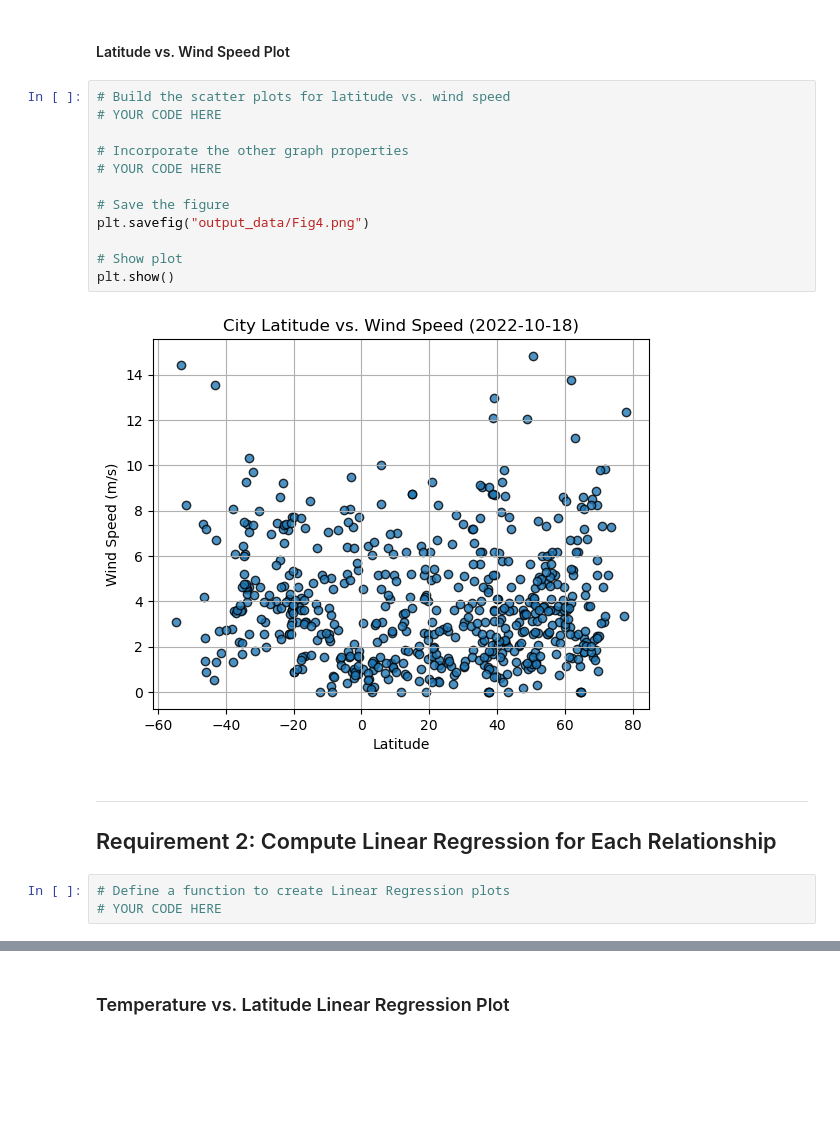
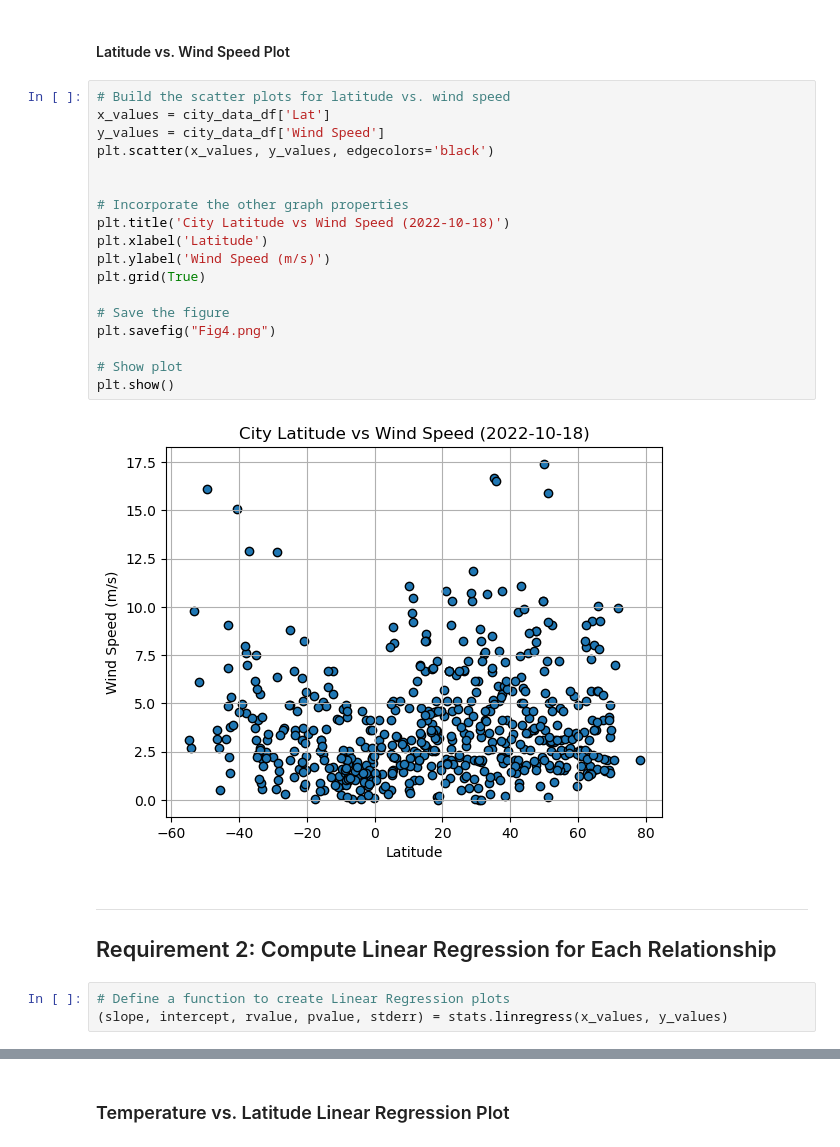
Before and after one commit to eaccooper5/python-api-challenge, a Jupyter notebook: WeatherPy/WeatherPy.ipynb, the cells around one changed output, grey strips where cells are left out. Drawn from its saved outputs; the diff is of its cells as text; blank space fills up the shorter version.

```diff
--- a/WeatherPy/WeatherPy.ipynb
+++ b/WeatherPy/WeatherPy.ipynb
@@ -307,24 +254,30 @@ plt.show()
 #### Latitude vs. Wind Speed Plot
 # %%
 # Build the scatter plots for latitude vs. wind speed
-# YOUR CODE HERE
+x_values = city_data_df['Lat']
+y_values = city_data_df['Wind Speed']
+plt.scatter(x_values, y_values, edgecolors='black')
+
 
 # Incorporate the other graph properties
-# YOUR CODE HERE
+plt.title('City Latitude vs Wind Speed (2022-10-18)')
+plt.xlabel('Latitude')
+plt.ylabel('Wind Speed (m/s)')
+plt.grid(True)
 
 # Save the figure
-plt.savefig("output_data/Fig4.png")
+plt.savefig("Fig4.png")
 
 # Show plot
 plt.show()
 # %% [output]
-[figure, old version]
+[figure, new version]
 # %% [markdown]
 ---
 
 ## Requirement 2: Compute Linear Regression for Each Relationship
 # %%
 # Define a function to create Linear Regression plots
-# YOUR CODE HERE
+(slope, intercept, rvalue, pvalue, stderr) = stats.linregress(x_values, y_values)
 # %%
 # Create a DataFrame with the Northern Hemisphere data (Latitude >= 0)
```
Also changed, not shown: parts of 12 cells of this notebook, 5 other files.
